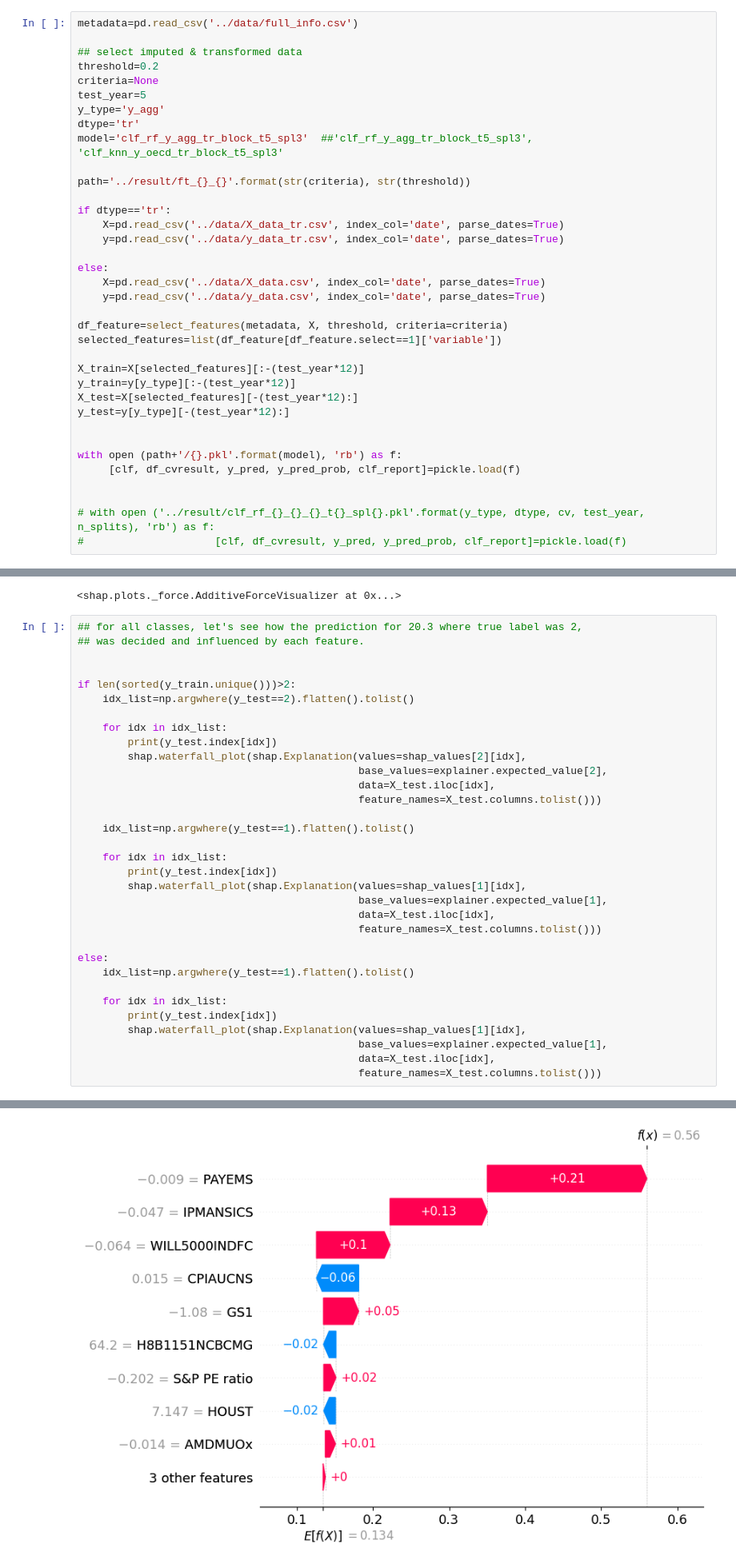
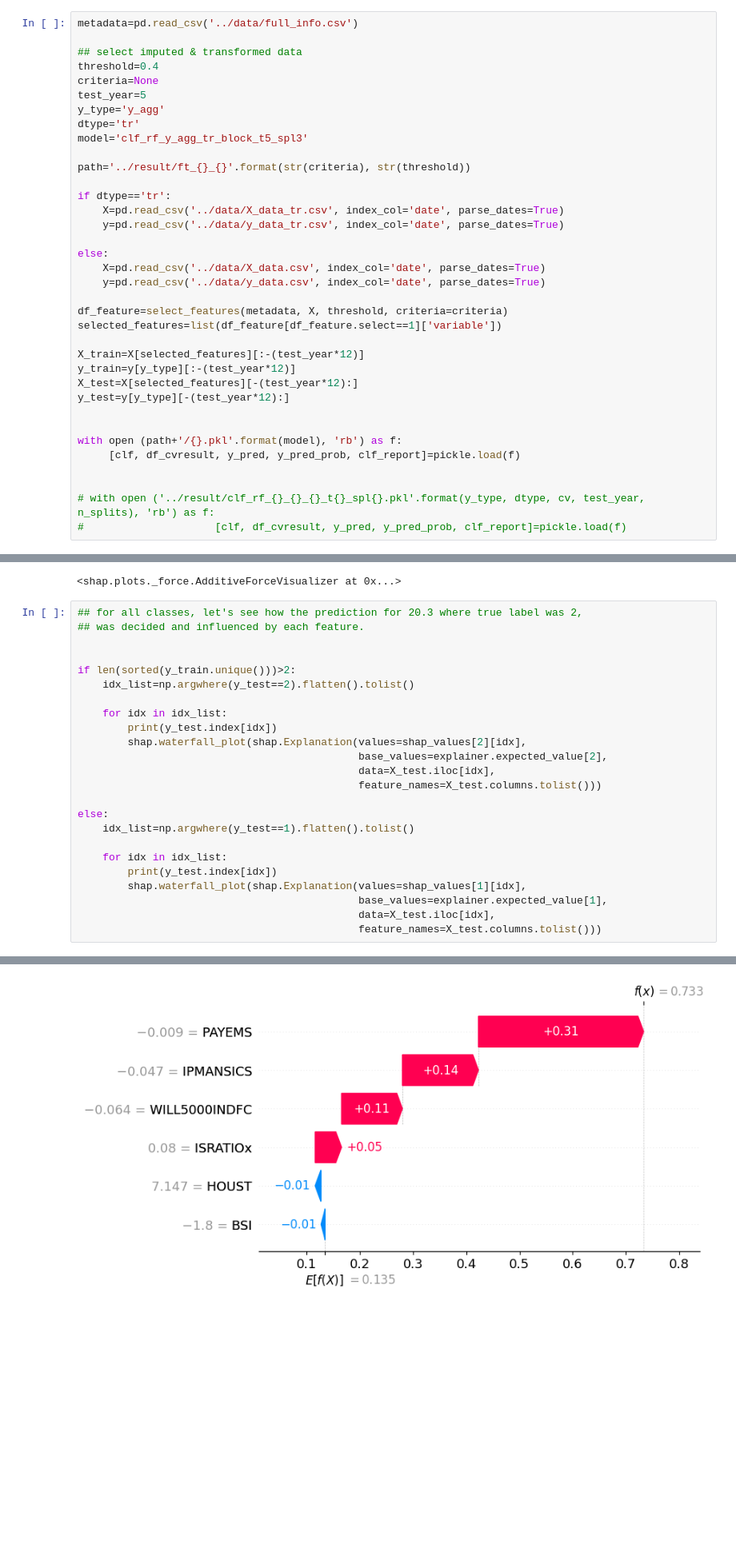
Before and after one commit to rlieu/milestoneII, a Jupyter notebook: models/evaluation.ipynb, the cells around one changed output, grey strips where cells are left out. Shown at 80% size. Cells and saved outputs as stored; diff of their text form; blank space fills up the shorter version.

```diff
--- a/models/evaluation.ipynb
+++ b/models/evaluation.ipynb
@@ -47,12 +49,12 @@ shap.initjs()
 metadata=pd.read_csv('../data/full_info.csv')
 
 ## select imputed & transformed data
-threshold=0.2
+threshold=0.4
 criteria=None
 test_year=5
 y_type='y_agg'
 dtype='tr'
-model='clf_rf_y_agg_tr_block_t5_spl3'  ##'clf_rf_y_agg_tr_block_t5_spl3', 'clf_knn_y_oecd_tr_block_t5_spl3'
+model='clf_rf_y_agg_tr_block_t5_spl3'
 
 path='../result/ft_{}_{}'.format(str(criteria), str(threshold))
 
@@ -247,37 +223,28 @@ Recession (2)
 # %%
 ## for all classes, let's see how the prediction for 20.3 where true label was 2,
 ## was decided and influenced by each feature.
 
 
 if len(sorted(y_train.unique()))>2:
     idx_list=np.argwhere(y_test==2).flatten().tolist()
 
     for idx in idx_list:
         print(y_test.index[idx])
         shap.waterfall_plot(shap.Explanation(values=shap_values[2][idx],
                                              base_values=explainer.expected_value[2],
                                              data=X_test.iloc[idx],
                                              feature_names=X_test.columns.tolist()))
 
-    idx_list=np.argwhere(y_test==1).flatten().tolist()
-
-    for idx in idx_list:
-        print(y_test.index[idx])
-        shap.waterfall_plot(shap.Explanation(values=shap_values[1][idx],
-                                             base_values=explainer.expected_value[1],
-                                             data=X_test.iloc[idx],
-                                             feature_names=X_test.columns.tolist()))
-
 else:
     idx_list=np.argwhere(y_test==1).flatten().tolist()
 
     for idx in idx_list:
         print(y_test.index[idx])
         shap.waterfall_plot(shap.Explanation(values=shap_values[1][idx],
                                              base_values=explainer.expected_value[1],
                                              data=X_test.iloc[idx],
                                              feature_names=X_test.columns.tolist()))
 # %% [output]
 2020-03-01 00:00:00
-[figure, old version]
+[figure, new version]
 2020-04-01 00:00:00
```
Also changed, not shown: parts of 36 cells of this notebook, 3 other files.
